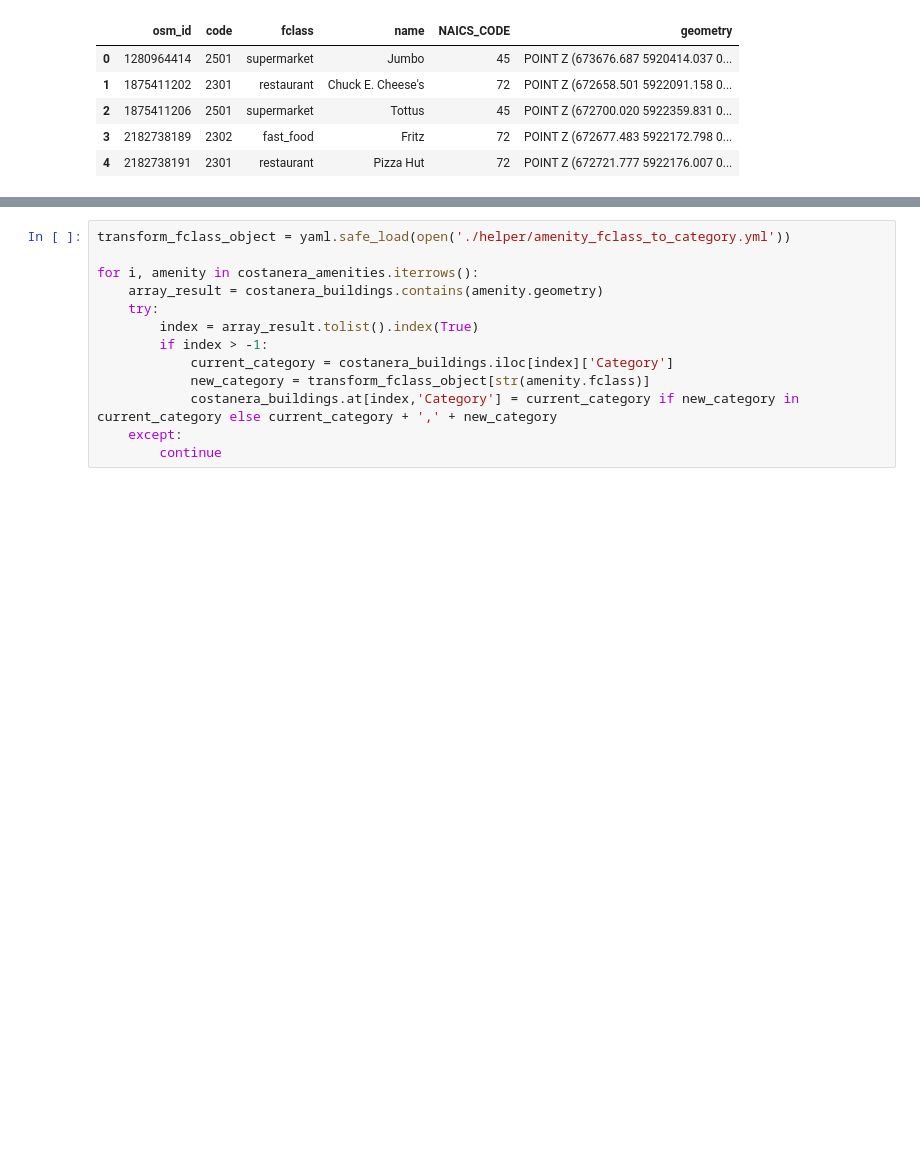
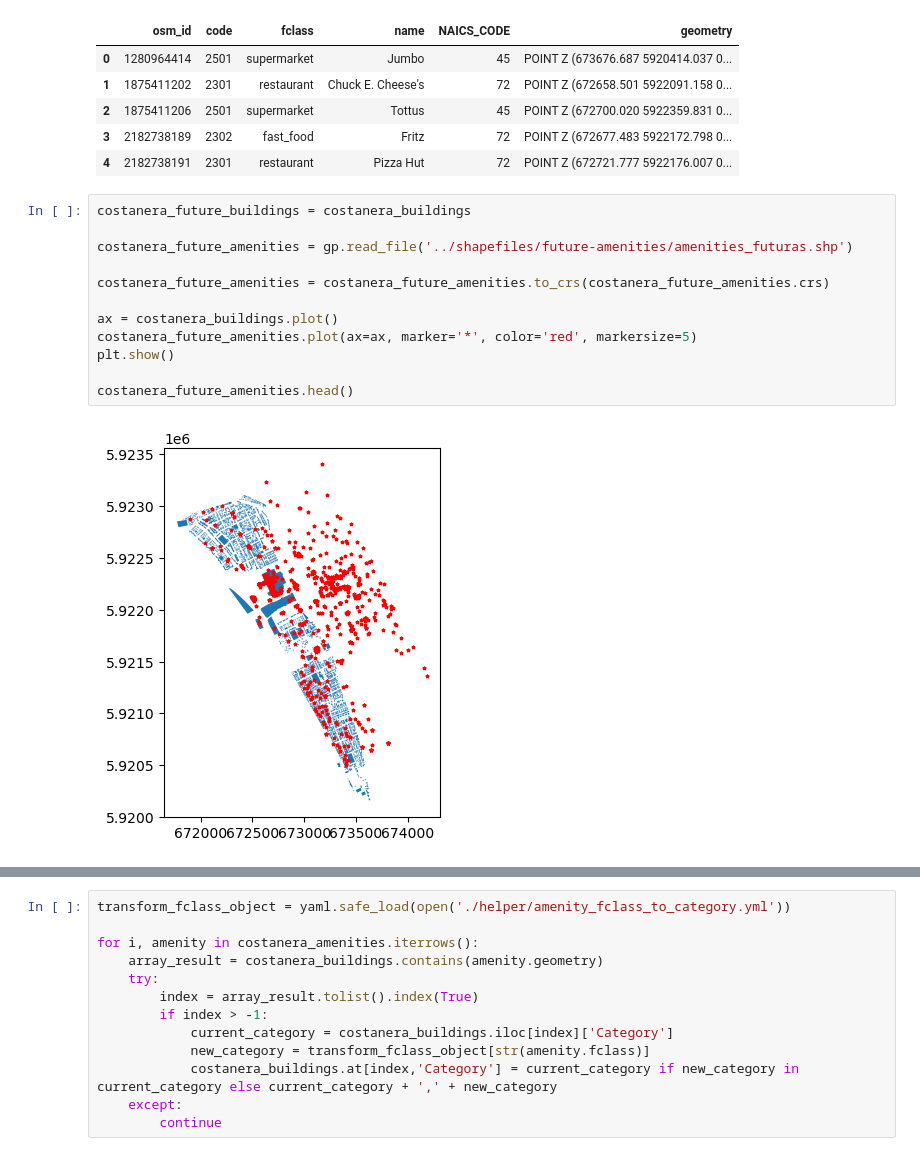
Before and after one commit to CityScope/CityLab_Biobio, a Jupyter notebook: preprocessing/preprocessing.ipynb, the cells around one changed output, grey strips where cells are left out. Saved outputs shown, nothing was run; the diff lists cells and outputs as text; blank space fills up the shorter version.

Commit message:
feature(GAMA): added future amenities shp

```diff
--- a/preprocessing/preprocessing.ipynb
+++ b/preprocessing/preprocessing.ipynb
@@ -153,3 +153,17 @@ costanera_amenities.head()
 | 2 | 1875411206 | 2501 | supermarket | Tottus | 45 | POINT Z (672700.020 5922359.831 0... |
 | 3 | 2182738189 | 2302 | fast_food | Fritz | 72 | POINT Z (672677.483 5922172.798 0... |
 | 4 | 2182738191 | 2301 | restaurant | Pizza Hut | 72 | POINT Z (672721.777 5922176.007 0... |
+# %%
+costanera_future_buildings = costanera_buildings
+
+costanera_future_amenities = gp.read_file('../shapefiles/future-amenities/amenities_futuras.shp')
+
+costanera_future_amenities = costanera_future_amenities.to_crs(costanera_future_amenities.crs)
+
+ax = costanera_buildings.plot()
+costanera_future_amenities.plot(ax=ax, marker='*', color='red', markersize=5)
+plt.show()
+
+costanera_future_amenities.head()
+# %% [output]
+[figure, added]
```
Also changed, not shown: parts of 7 cells of this notebook, 17 other files.
